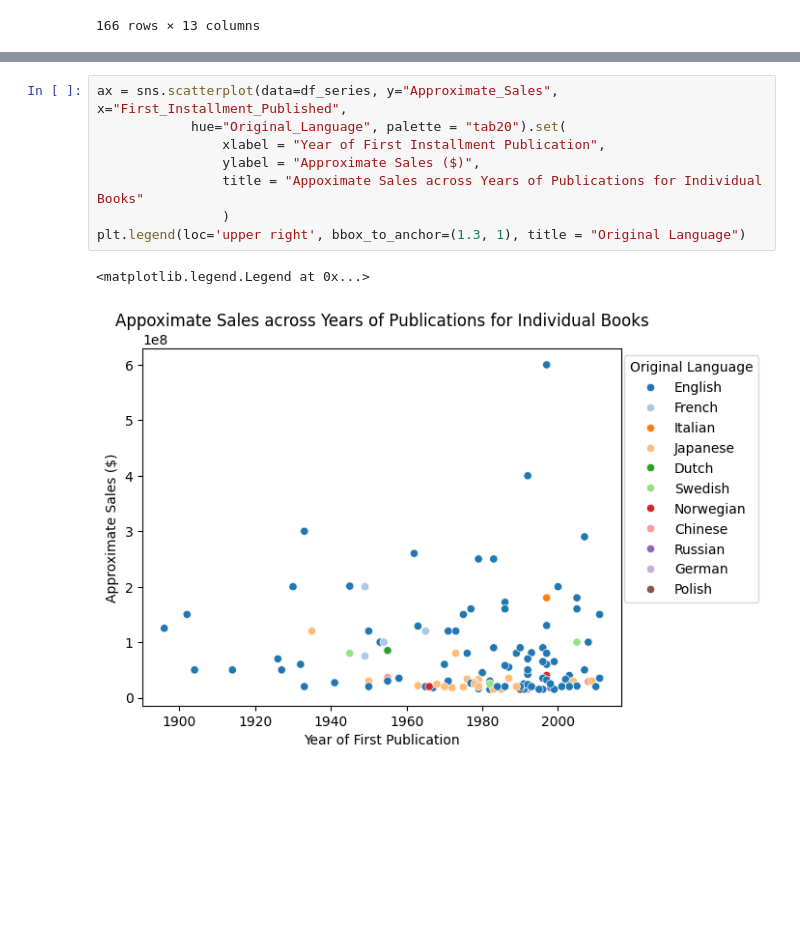
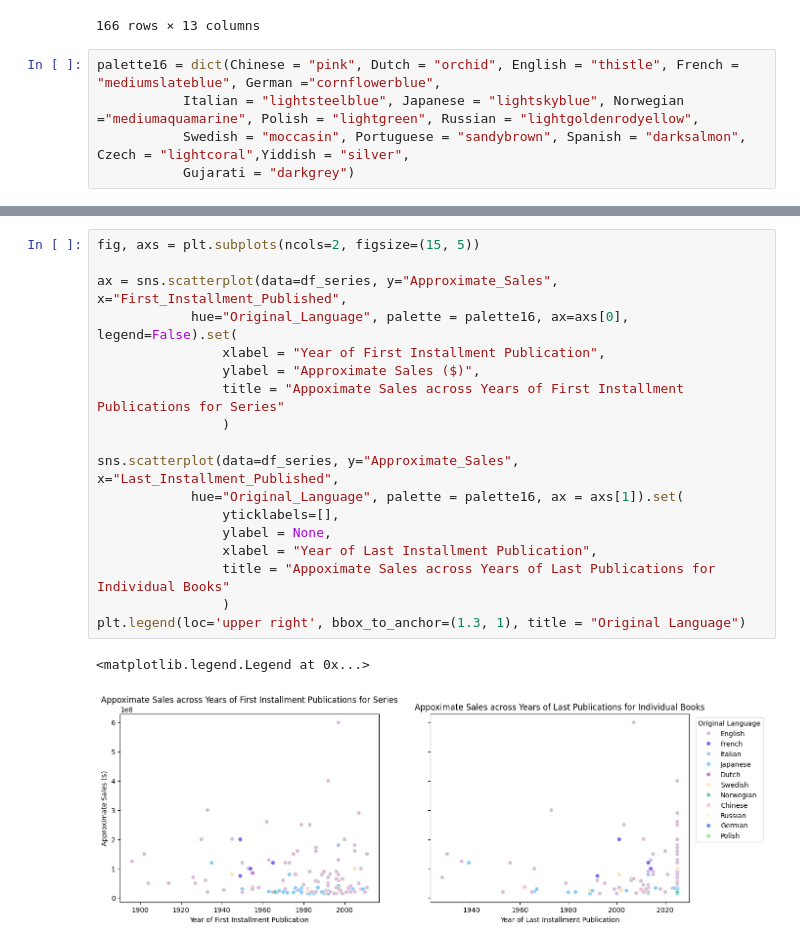
Before and after one commit to loubutch/710020717_Empirical_Project, a Jupyter notebook: source/summary_and_visualisations.ipynb, the cells around one changed output, grey strips where cells are left out. Saved outputs shown, nothing was run; the diff lists cells and outputs as text; blank space fills up the shorter version.

Commit message:
add and edit visualisations

```diff
--- a/source/summary_and_visualisations.ipynb
+++ b/source/summary_and_visualisations.ipynb
@@ -23,3 +23,8 @@ df_book
 | 164 | The Secret Diary of Adrian Mole, ... | Sue Townsend | English | 1982 | 20000000 | Young adult novel | NaN | NaN | ... |
 | 165 | Ronia, the Robber's Daughter | Astrid Lindgren | Swedish | 1981 | 10000000 | NaN | NaN | NaN | ... |
 166 rows × 13 columns
+# %%
+palette16 = dict(Chinese = "pink", Dutch = "orchid", English = "thistle", French = "mediumslateblue", German ="cornflowerblue",
+           Italian = "lightsteelblue", Japanese = "lightskyblue", Norwegian ="mediumaquamarine", Polish = "lightgreen", Russian = "lightgoldenrodyellow",
+           Swedish = "moccasin", Portuguese = "sandybrown", Spanish = "darksalmon", Czech = "lightcoral",Yiddish = "silver",
+           Gujarati = "darkgrey")
@@ -147,11 +218,21 @@ plt.hist(df_series['Approximate_Sales'], bins=50,
 # %%
+fig, axs = plt.subplots(ncols=2, figsize=(15, 5))
+
 ax = sns.scatterplot(data=df_series, y="Approximate_Sales", x="First_Installment_Published",
-            hue="Original_Language", palette = "tab20").set(
+            hue="Original_Language", palette = palette16, ax=axs[0], legend=False).set(
                 xlabel = "Year of First Installment Publication",
                 ylabel = "Approximate Sales ($)",
-                title = "Appoximate Sales across Years of Publications for Individual Books"
+                title = "Appoximate Sales across Years of First Installment Publications for Series"
+                )
+
+sns.scatterplot(data=df_series, y="Approximate_Sales", x="Last_Installment_Published",
+            hue="Original_Language", palette = palette16, ax = axs[1]).set(
+                yticklabels=[],
+                ylabel = None,
+                xlabel = "Year of Last Installment Publication",
+                title = "Appoximate Sales across Years of Last Publications for Individual Books"
                 )
 plt.legend(loc='upper right', bbox_to_anchor=(1.3, 1), title = "Original Language")
 # %% [output]
 <matplotlib.legend.Legend at 0x...>
-[figure, old version]
+[figure, new version]
```
Also changed, not shown: parts of 15 cells of this notebook, 1 other file.
